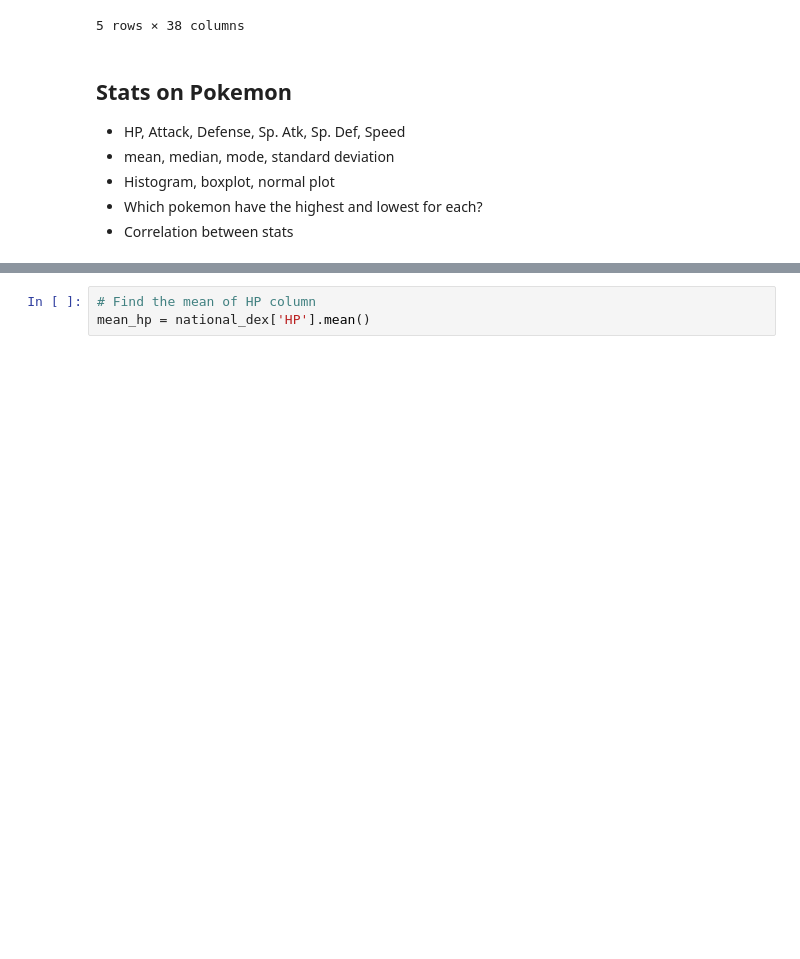
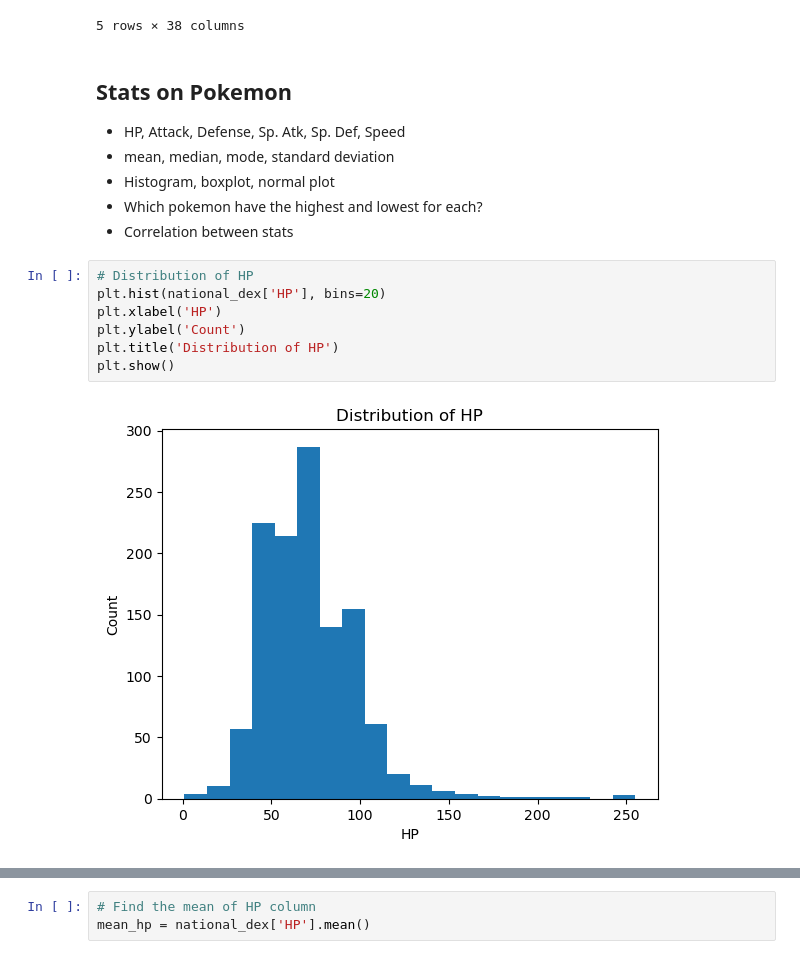
Before and after one commit to sarsteg/pokemon-index-analysis, a Jupyter notebook: analysis.ipynb, the cells around one changed output, grey strips where cells are left out. Cells and saved outputs as stored; diff of their text form; blank space fills up the shorter version.

```diff
--- a/analysis.ipynb
+++ b/analysis.ipynb
@@ -241,3 +233,12 @@ bottom_5_get_rate
 * Histogram, boxplot, normal plot
 * Which pokemon have the highest and lowest for each?
 * Correlation between stats
+# %%
+# Distribution of HP
+plt.hist(national_dex['HP'], bins=20)
+plt.xlabel('HP')
+plt.ylabel('Count')
+plt.title('Distribution of HP')
+plt.show()
+# %% [output]
+[figure, added]
```
Also changed, not shown: parts of 17 cells of this notebook.
